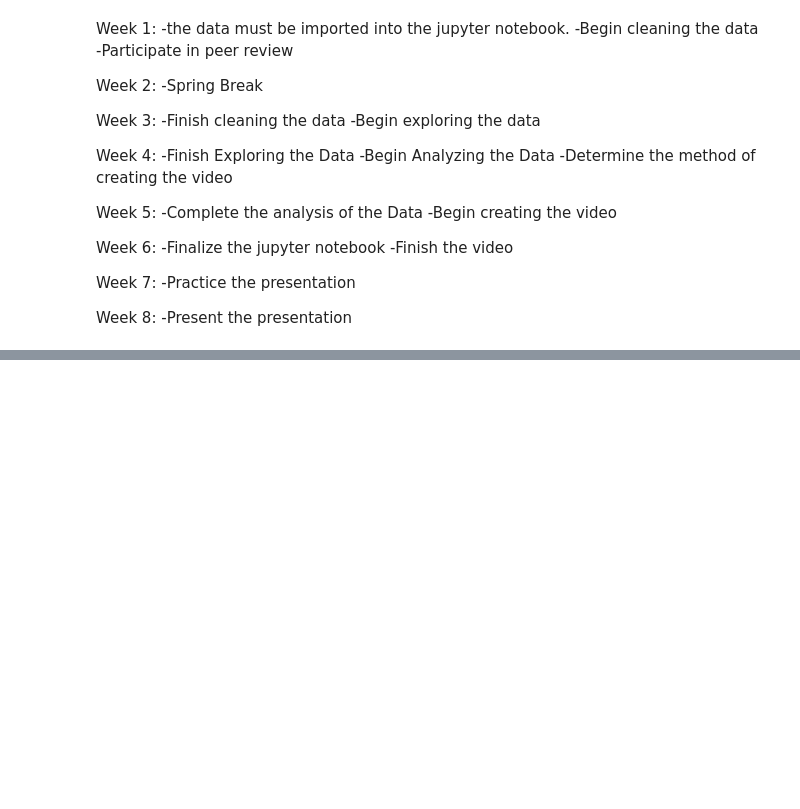
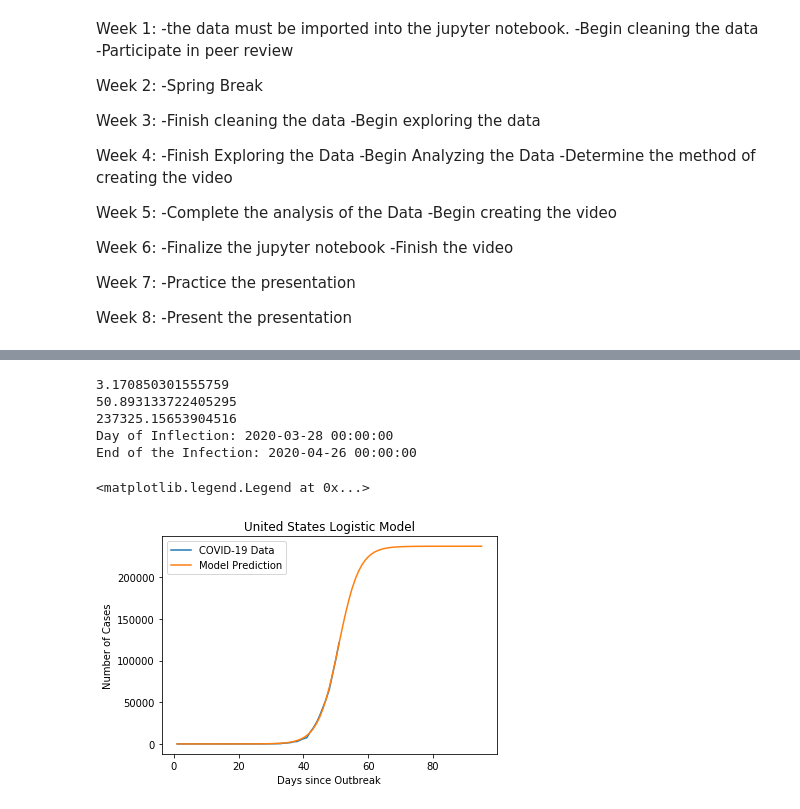
Before and after one commit to miholjcicmarko/COMP5360Project, a Jupyter notebook: Projectproposal_COVID.ipynb, the cells around one changed output, grey strips where cells are left out. Drawn from its saved outputs; the diff is of its cells as text; code cells hidden in the pictures; blank space fills up the shorter version.

```diff
--- a/Projectproposal_COVID.ipynb
+++ b/Projectproposal_COVID.ipynb
@@ -1533,0 +2123,52 @@ df2.dtypes
+# %%
+Day = numday
+Cases = list(USCases.iloc[:,1])
+
+plt.plot(Day, Cases, label="COVID-19 Data")
+
+fit = curve_fit(LogisticModel,Day,Cases,p0=[2,30,75000])
+params = fit[0]
+v = params[0]
+t = params[1]
+c = params[2]
+
+print(v)
+print(t)
+print(c)
+
+peakinf.append(math.ceil(c))
+
+import math
+finishday = t
+finishday = math.ceil(finishday)
+startdate = "01/21/2020"
+startdate = pd.to_datetime(startdate) + pd.DateOffset(days=(67-len(numday)))
+startdate
+
+enddate = pd.to_datetime(startdate) + pd.DateOffset(days=finishday)
+print("Day of Inflection: " + str(enddate))
+
+sol = int(fsolve(lambda Day : LogisticModel(Day,v,t,c) - int(c),t))
+sol
+
+startdate = "01/21/2020"
+enddate = pd.to_datetime(startdate) + pd.DateOffset(days=sol)
+print("End of the Infection: " + str(enddate))
+
+pred_x = list(range(max(Day),sol))
+pred_x
+
+Pred = [LogisticModel(i,v,t,c) for i in Day+pred_x]
+
+plt.plot(Day+pred_x, Pred, label="Model Prediction")
+plt.title("United States Logistic Model")
+plt.xlabel("Days since Outbreak"); plt.ylabel("Number of Cases")
+plt.legend()
+# %% [output]
+3.170850301555759
+50.893133722405295
+237325.15653904516
+Day of Inflection: 2020-03-28 00:00:00
+End of the Infection: 2020-04-26 00:00:00
+<matplotlib.legend.Legend at 0x...>
+[figure, added]
```
Also changed, not shown: parts of 39 cells of this notebook, 1 other file.
